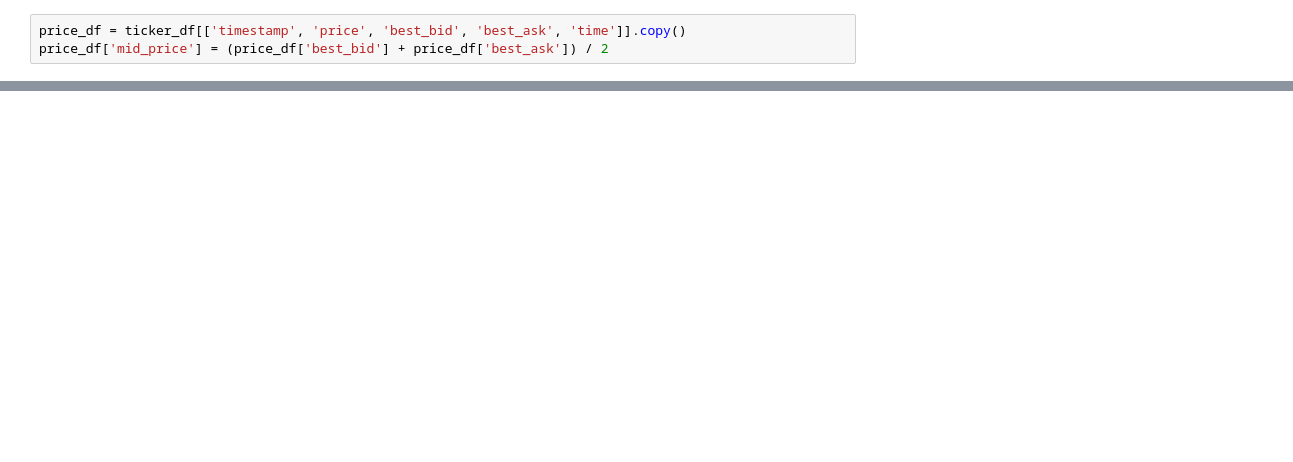
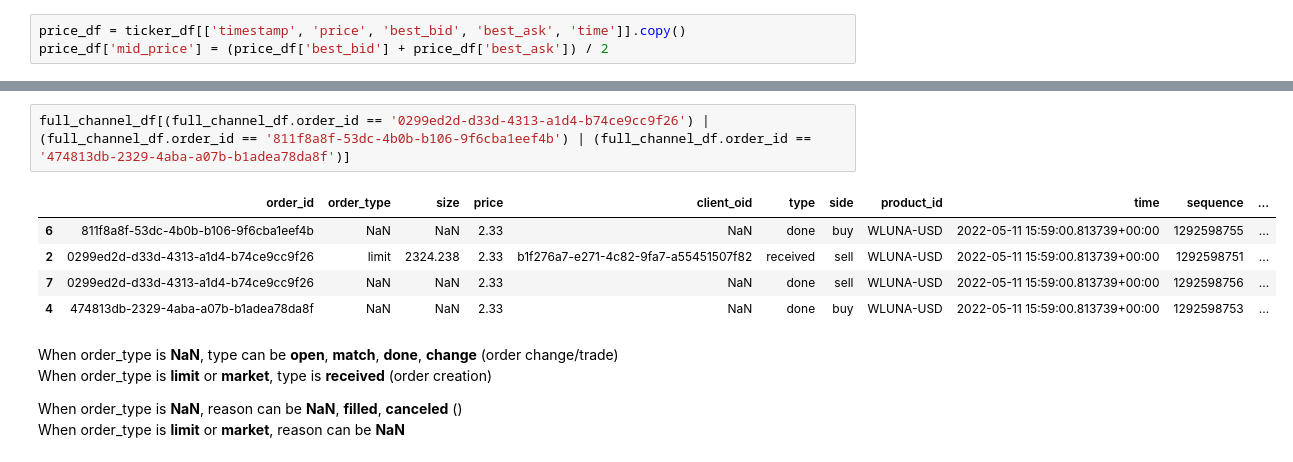
Before and after one commit to lBringerl/spoofing-detection, a Jupyter notebook: basic_eda.ipynb, the cells around one changed output, grey strips where cells are left out. Saved outputs shown, nothing was run; the diff lists cells and outputs as text; blank space fills up the shorter version.

```diff
--- a/basic_eda.ipynb
+++ b/basic_eda.ipynb
@@ -142,0 +348,14 @@ for t in range(start_t_ns, end_t_ns, delta_t_ns):
+# %%
+full_channel_df[(full_channel_df.order_id == '0299ed2d-d33d-4313-a1d4-b74ce9cc9f26') | (full_channel_df.order_id == '811f8a8f-53dc-4b0b-b106-9f6cba1eef4b') | (full_channel_df.order_id == '474813db-2329-4aba-a07b-b1adea78da8f')]
+# %% [output]
+|  | order_id | order_type | size | price | client_oid | type | side | product_id | time | sequence | ... |
+| 6 | 811f8a8f-53dc-4b0b-b106-9f6cba1eef4b | NaN | NaN | 2.33 | NaN | done | buy | WLUNA-USD | 2022-05-11 15:59:00.813739+00:00 | 1292598755 | ... |
+| 2 | 0299ed2d-d33d-4313-a1d4-b74ce9cc9f26 | limit | 2324.238 | 2.33 | b1f276a7-e271-4c82-9fa7-a55451507f82 | received | sell | WLUNA-USD | 2022-05-11 15:59:00.813739+00:00 | 1292598751 | ... |
+| 7 | 0299ed2d-d33d-4313-a1d4-b74ce9cc9f26 | NaN | NaN | 2.33 | NaN | done | sell | WLUNA-USD | 2022-05-11 15:59:00.813739+00:00 | 1292598756 | ... |
+| 4 | 474813db-2329-4aba-a07b-b1adea78da8f | NaN | NaN | 2.33 | NaN | done | buy | WLUNA-USD | 2022-05-11 15:59:00.813739+00:00 | 1292598753 | ... |
+# %% [markdown]
+When order_type is **NaN**, type can be **open**, **match**, **done**, **change** (order change/trade)
+When order_type is **limit** or **market**, type is **received** (order creation)
+
+When order_type is **NaN**, reason can be **NaN**, **filled**, **canceled** ()
+When order_type is **limit** or **market**, reason can be **NaN**
```
Also changed, not shown: parts of 35 cells of this notebook, 4 other files.
